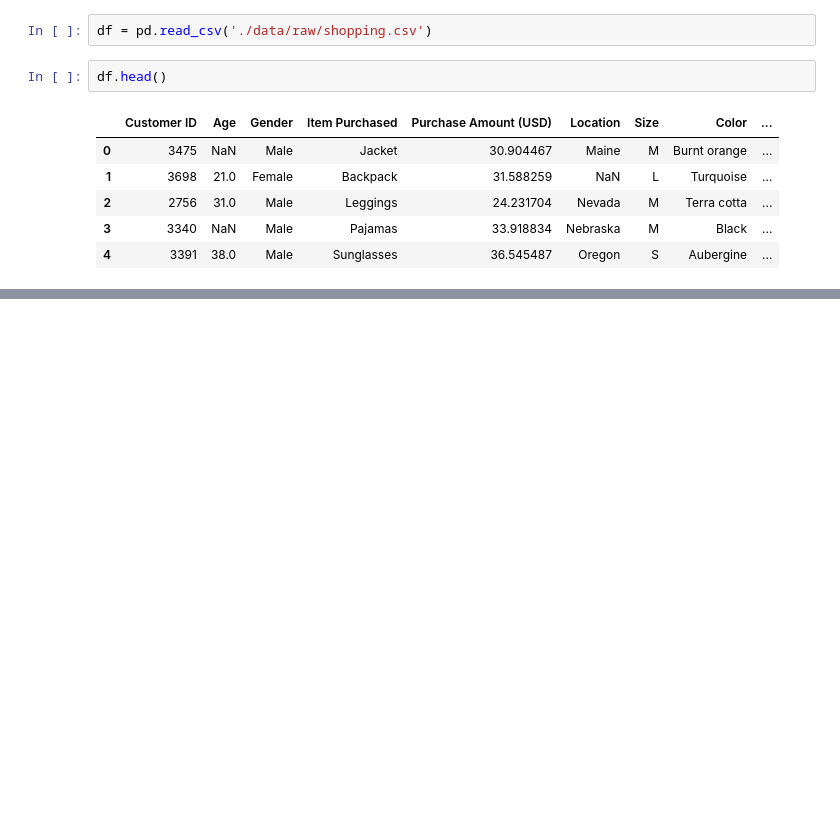
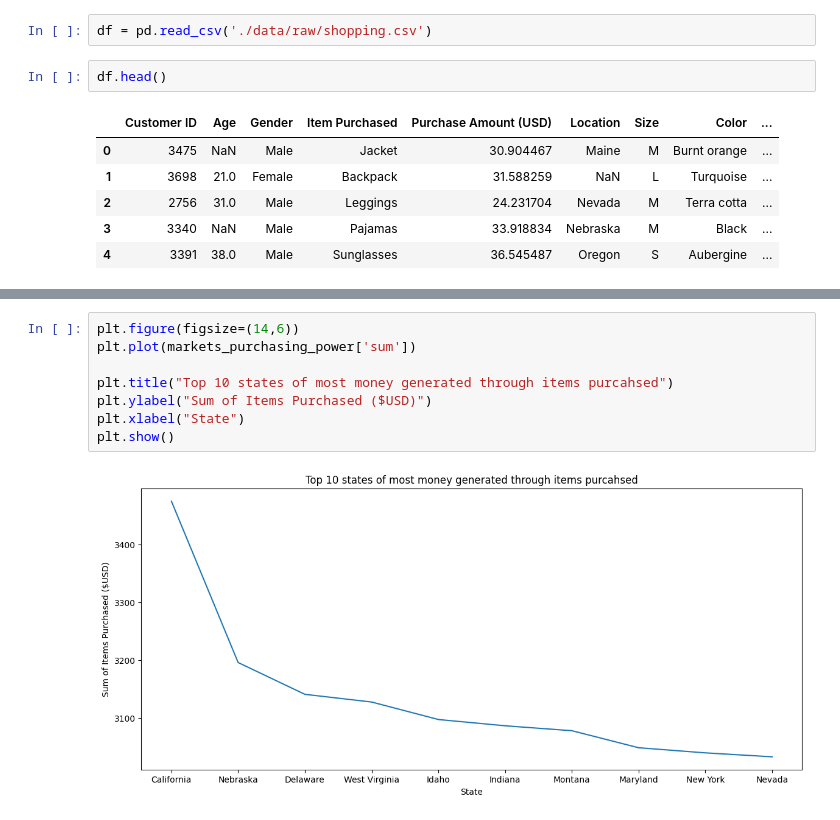
Before and after one commit to Reggie-Amedee-Tech/shopping-behavior, a Jupyter notebook: explore.ipynb, the cells around one changed output, grey strips where cells are left out. Cells and saved outputs as stored; diff of their text form; blank space fills up the shorter version.

```diff
--- a/explore.ipynb
+++ b/explore.ipynb
@@ -46,0 +123,10 @@ df.describe()
+# %%
+plt.figure(figsize=(14,6))
+plt.plot(markets_purchasing_power['sum'])
+
+plt.title("Top 10 states of most money generated through items purcahsed")
+plt.ylabel("Sum of Items Purchased ($USD)")
+plt.xlabel("State")
+plt.show()
+# %% [output]
+[figure, added]
```
Also changed, not shown: parts of 11 cells of this notebook.
